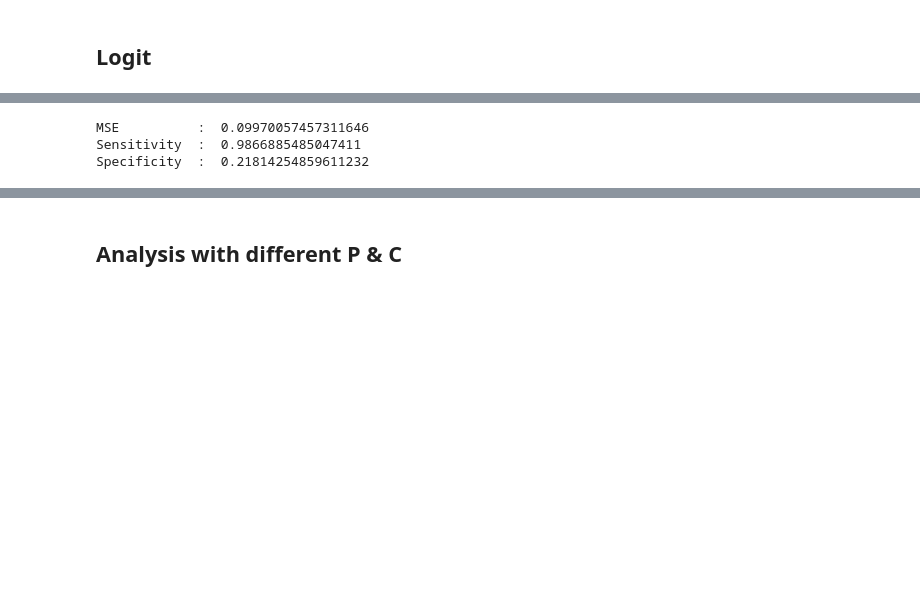
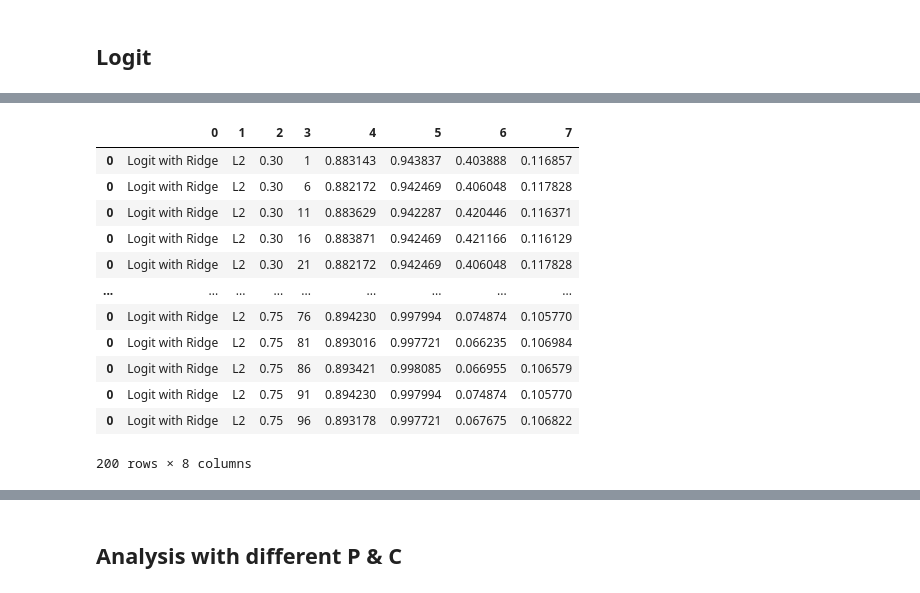
Before and after one commit to Liomat97/AQM-UCI-Machine-Learning, a Jupyter notebook: AQM Test.ipynb, the cells around one changed output, grey strips where cells are left out. Saved outputs shown, nothing was run; the diff lists cells and outputs as text; code cells hidden in the pictures; blank space fills up the shorter version.

Commit message:
loops

```diff
--- a/AQM Test.ipynb
+++ b/AQM Test.ipynb
@@ -466,0 +469,3 @@ Lasso Estimates from package: [ 4.28553822e-01  0.00000000e+00 -0.00000000e+00 -
+# %%
+thresh_p_arr = np.arange(0.3, 0.8, 0.05)
+thresh_p_arr
@@ -466,0 +474,3 @@ Lasso Estimates from package: [ 4.28553822e-01  0.00000000e+00 -0.00000000e+00 -
+# %%
+c_val_arr = np.arange(1, 100, 5)
+c_val_arr
@@ -466,0 +480,9 @@ Lasso Estimates from package: [ 4.28553822e-01  0.00000000e+00 -0.00000000e+00 -
+# %%
+#Loop Example:
+count_combination = 0
+for i in range(len(thresh_p_arr)):
+    for x in range(len(c_val_arr)):
+        print(thresh_p_arr[i])
+        print(c_val_arr[x])
+        count_combination +=1
+print(count_combination)
@@ -549,14 +623,18 @@ Fraction of correct predictions:  0.9002994254268836
-# %%
-from sklearn.metrics import mean_squared_error
-mse = mean_squared_error(test_y, y_pred)
-print('MSE          : ',mse)
-sensitivity1 = cm[0,0]/(cm[0,0]+cm[0,1])
-print('Sensitivity  : ', sensitivity1 )
-specificity1 = cm[1,1]/(cm[1,0]+cm[1,1])
-print('Specificity  : ', specificity1)
-# %% [output]
-MSE          :  0.09970057457311646
-Sensitivity  :  0.9866885485047411
-Specificity  :  0.21814254859611232
+# %%
+result_logit_ridge
+# %% [output]
+|  | 0 | 1 | 2 | 3 | 4 | 5 | 6 | 7 |
+| 0 | Logit with Ridge | L2 | 0.30 | 1 | 0.883143 | 0.943837 | 0.403888 | 0.116857 |
+| 0 | Logit with Ridge | L2 | 0.30 | 6 | 0.882172 | 0.942469 | 0.406048 | 0.117828 |
+| 0 | Logit with Ridge | L2 | 0.30 | 11 | 0.883629 | 0.942287 | 0.420446 | 0.116371 |
+| 0 | Logit with Ridge | L2 | 0.30 | 16 | 0.883871 | 0.942469 | 0.421166 | 0.116129 |
+| 0 | Logit with Ridge | L2 | 0.30 | 21 | 0.882172 | 0.942469 | 0.406048 | 0.117828 |
+| ... | ... | ... | ... | ... | ... | ... | ... | ... |
+| 0 | Logit with Ridge | L2 | 0.75 | 76 | 0.894230 | 0.997994 | 0.074874 | 0.105770 |
+| 0 | Logit with Ridge | L2 | 0.75 | 81 | 0.893016 | 0.997721 | 0.066235 | 0.106984 |
+| 0 | Logit with Ridge | L2 | 0.75 | 86 | 0.893421 | 0.998085 | 0.066955 | 0.106579 |
+| 0 | Logit with Ridge | L2 | 0.75 | 91 | 0.894230 | 0.997994 | 0.074874 | 0.105770 |
+| 0 | Logit with Ridge | L2 | 0.75 | 96 | 0.893178 | 0.997721 | 0.067675 | 0.106822 |
+200 rows × 8 columns
 # %%
 # Second we test logit with L1 (lasso)
```
Also changed, not shown: parts of 27 cells of this notebook, 1 other file.
